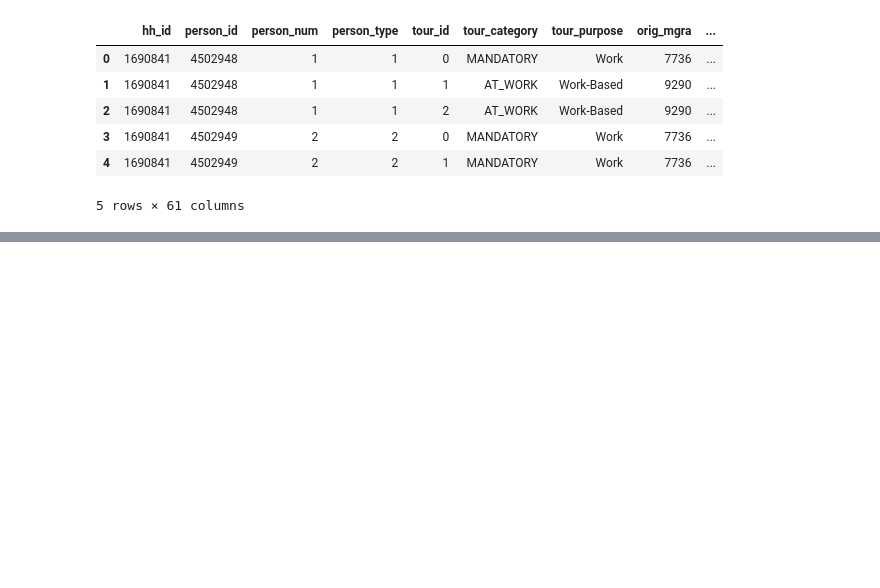
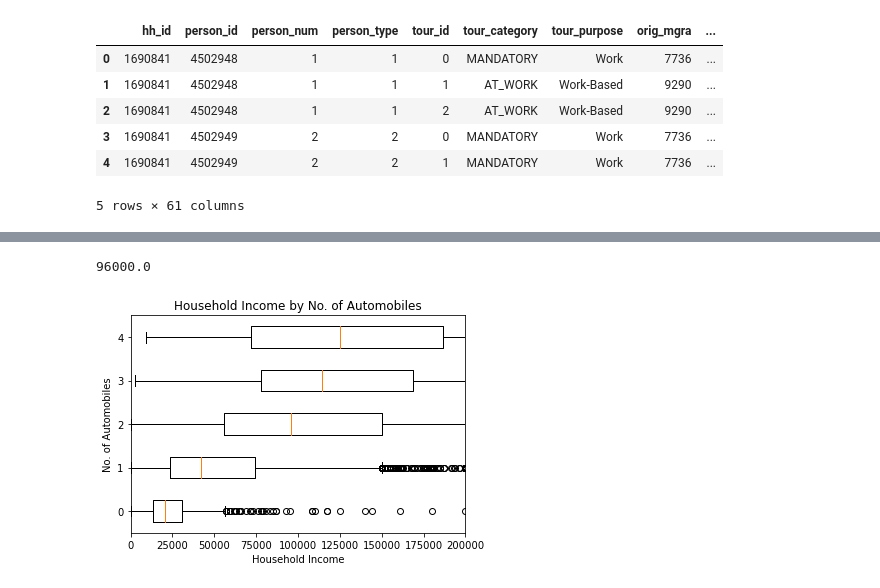
Before and after one commit to YenChuWu/transportation_exercise, a Jupyter notebook: FDOT.ipynb, the cells around one changed output, grey strips where cells are left out. Cells and saved outputs as stored; diff of their text form; code cells hidden in the pictures; blank space fills up the shorter version.

```diff
--- a/FDOT.ipynb
+++ b/FDOT.ipynb
@@ -185,0 +308,4 @@ Name: WALK, dtype: float64
+# %%
+# Ex 5 boxplot
+hh = pd.read_csv(tt.data('SERPM8-BASE2015-HOUSEHOLDS'))
+hh.head()
@@ -185,0 +319,4 @@ Name: WALK, dtype: float64
+# %%
+# !!!!!remove those where incomes are reported as zero or less than sero. (I saw the solution)
+hh = hh[(hh.income > 0) & (hh.income != 0)]
+hh
@@ -185,0 +347,12 @@ Name: WALK, dtype: float64
+# %%
+# Q1.Use a boxplot to show the distribution of household income in the Jupiter study area, by number of automobiles owned. What is the median income of households who own exactly two automobiles? (Hint: the correct answer is $96 thousand.)
+data=list(hh.groupby('autos').income)
+plt.boxplot( [i[1] for i in data], vert=False, labels=[i[0] for i in data])
+plt.xlim(0,200000)
+plt.title('Household Income by No. of Automobiles')
+plt.xlabel('Household Income')
+plt.ylabel('No. of Automobiles')
+hh[hh['autos']==2].income.median()
+# %% [output]
+96000.0
+[figure, added]
```
Also changed, not shown: parts of 19 cells of this notebook.
